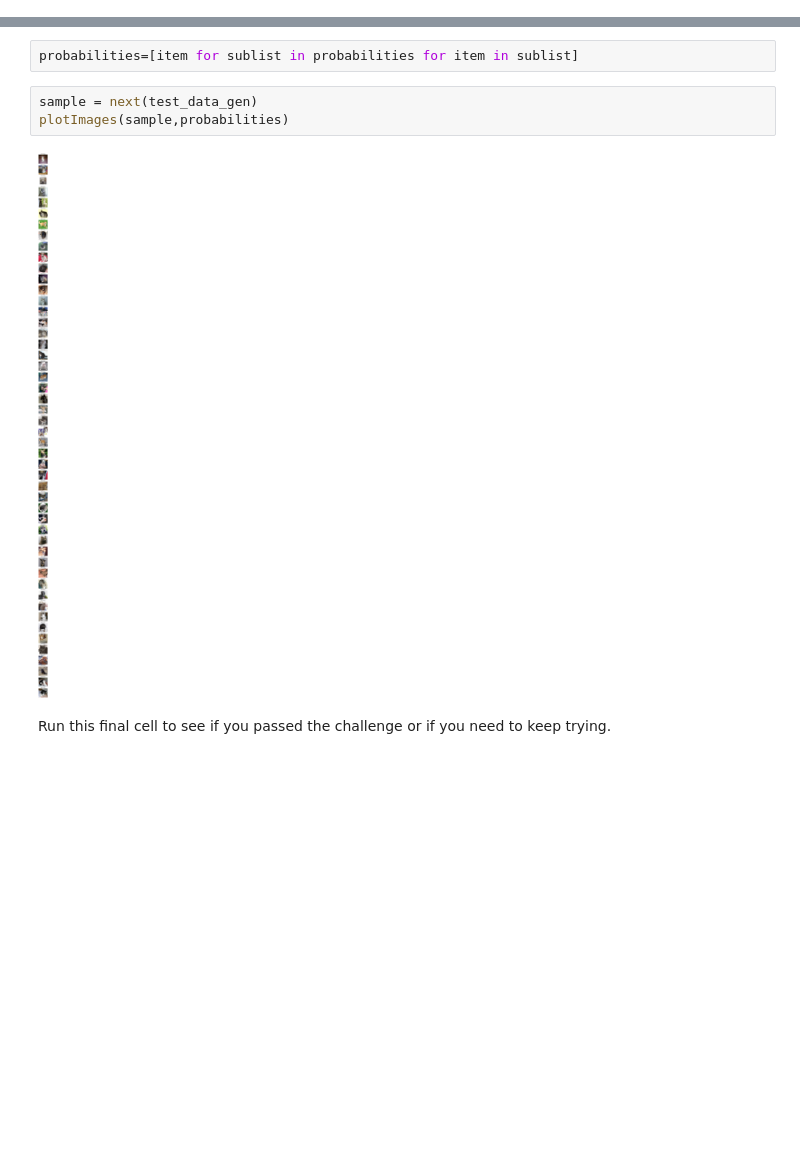
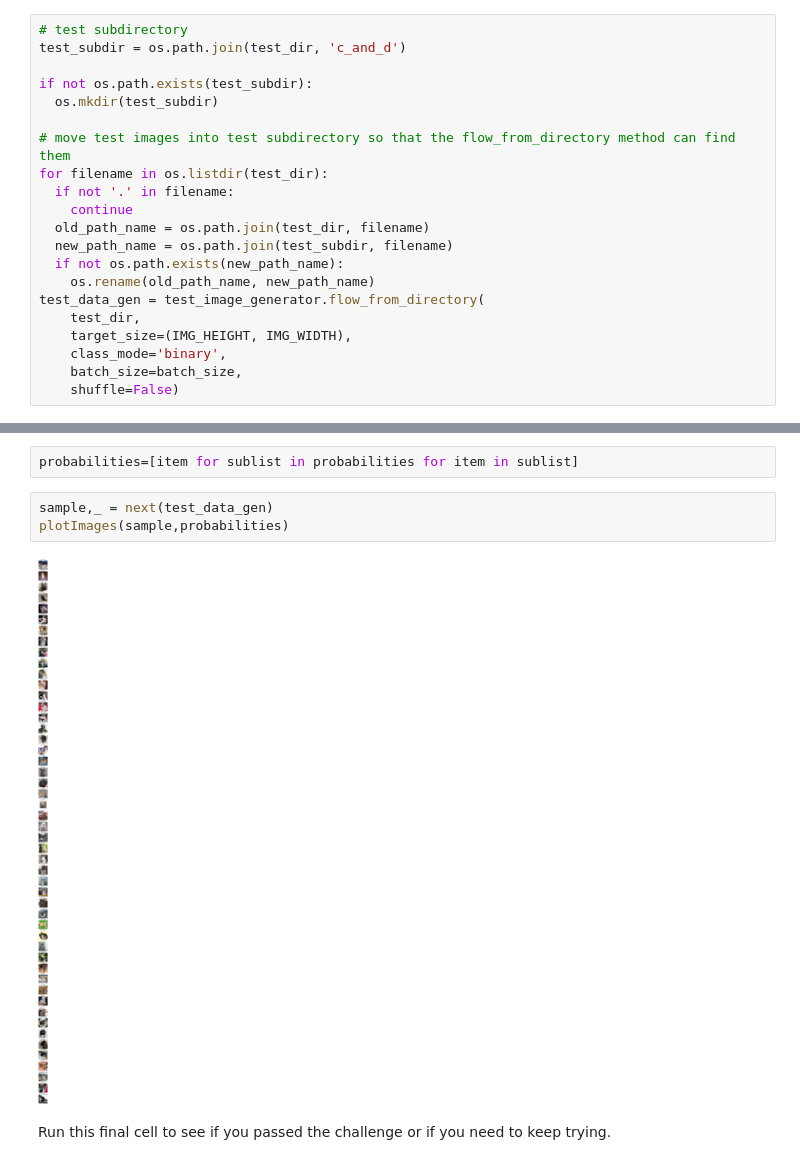
Before and after one commit to Nemat-Allah-Aloush/Machine-Learning-with-Python, a Jupyter notebook: Certificate Projects/Classification_cat_dog.ipynb, the cells around one changed output, grey strips where cells are left out. Drawn from its saved outputs; the diff is of its cells as text; blank space fills up the shorter version.

```diff
--- a/Certificate Projects/Classification_cat_dog.ipynb
+++ b/Certificate Projects/Classification_cat_dog.ipynb
@@ -111,0 +103,21 @@ Found 50 images belonging to 1 classes.
+# %%
+# test subdirectory
+test_subdir = os.path.join(test_dir, 'c_and_d')
+
+if not os.path.exists(test_subdir):
+  os.mkdir(test_subdir)
+
+# move test images into test subdirectory so that the flow_from_directory method can find them
+for filename in os.listdir(test_dir):
+  if not '.' in filename:
+    continue
+  old_path_name = os.path.join(test_dir, filename)
+  new_path_name = os.path.join(test_subdir, filename)
+  if not os.path.exists(new_path_name):
+    os.rename(old_path_name, new_path_name)
+test_data_gen = test_image_generator.flow_from_directory(
+    test_dir,
+    target_size=(IMG_HEIGHT, IMG_WIDTH),
+    class_mode='binary',
+    batch_size=batch_size,
+    shuffle=False)
@@ -287,10 +301,10 @@ probabilities = model_2.predict(test_data_gen)
 # %%
 probabilities=[item for sublist in probabilities for item in sublist]
 # %%
-sample = next(test_data_gen)
+sample,_ = next(test_data_gen)
 plotImages(sample,probabilities)
 # %% [output]
-[figure, old version]
+[figure, new version]
 # %% [markdown]
 Run this final cell to see if you passed the challenge or if you need to keep trying.
 # %%
```
Also changed, not shown: parts of 2 cells of this notebook.
